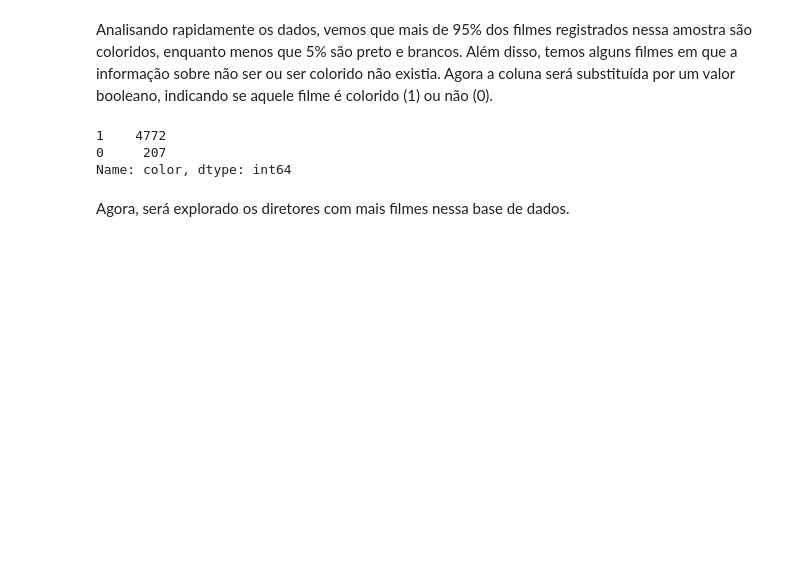
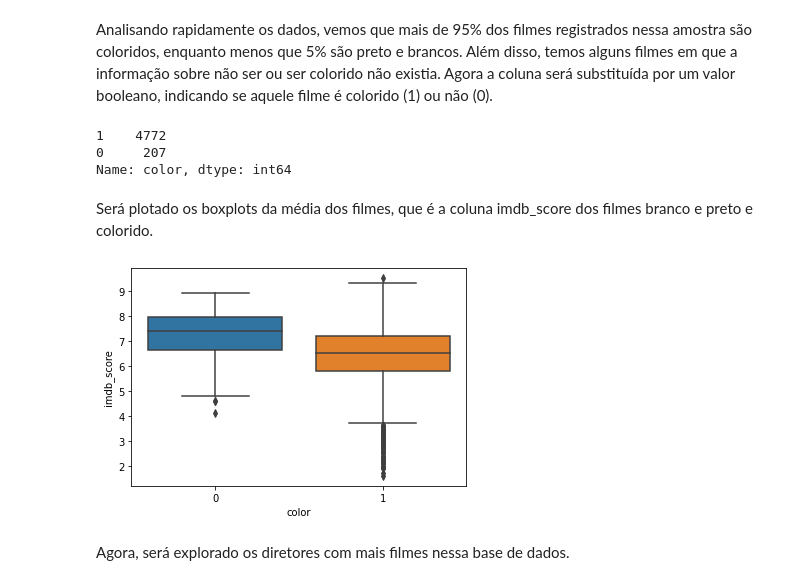
Before and after one commit to LuisFelipeOrtolan/QuarentenaDados-Alura, a Jupyter notebook: Aula03.ipynb, the cells around one changed output. Saved outputs shown, nothing was run; the diff lists cells and outputs as text; code cells hidden in the pictures; blank space fills up the shorter version.

```diff
--- a/Aula03.ipynb
+++ b/Aula03.ipynb
@@ -47,6 +47,13 @@ cor_bool["color"].value_counts()
 1    4772
 0     207
 Name: color, dtype: int64
+# %% [markdown]
+Será plotado os boxplots da média dos filmes, que é a coluna imdb_score dos filmes branco e preto e colorido.
+# %%
+sns.boxplot(data = cor_bool, x = "color", y = "imdb_score")
+plt.show()
+# %% [output]
+[figure, added]
 # %% [markdown]
 Agora, será explorado os diretores com mais filmes nessa base de dados.
 # %%
```
Also changed, not shown: parts of 21 cells of this notebook.
